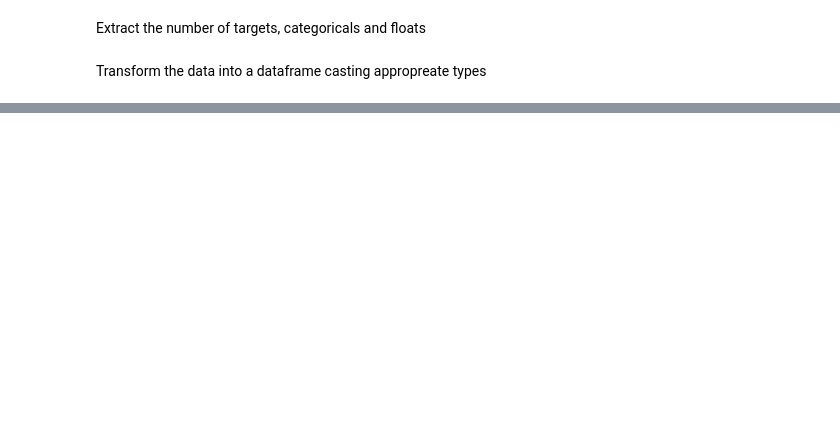
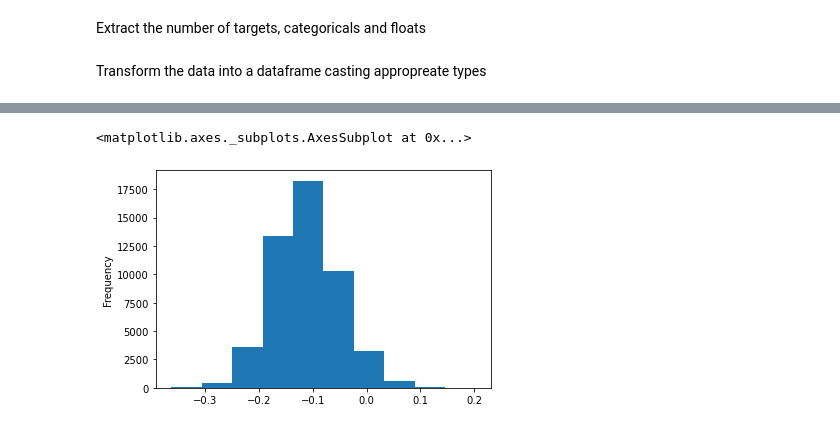
Before and after one commit to mlisovyi/yandex_cup_2020_ML, a Jupyter notebook: final/EDA.ipynb, the cells around one changed output, grey strips where cells are left out. Cells and saved outputs as stored; diff of their text form; code cells hidden in the pictures; blank space fills up the shorter version.

```diff
--- a/final/EDA.ipynb
+++ b/final/EDA.ipynb
@@ -11,7 +11,7 @@ with open(FIN, "r") as fin:
     lines= fin.readlines()
 
 # subset of rows to fit into memory
-lines = lines[:50000]
+lines = lines[:500]
 # %% [markdown]
 Extract the number of targets, categoricals and floats
 # %%
@@ -95,0 +116,5 @@ for i in range(C):
+# %%
+X['F39'].plot.hist()
+# %% [output]
+<matplotlib.axes._subplots.AxesSubplot at 0x...>
+[figure, added]
```
Also changed, not shown: parts of 3 cells of this notebook.
